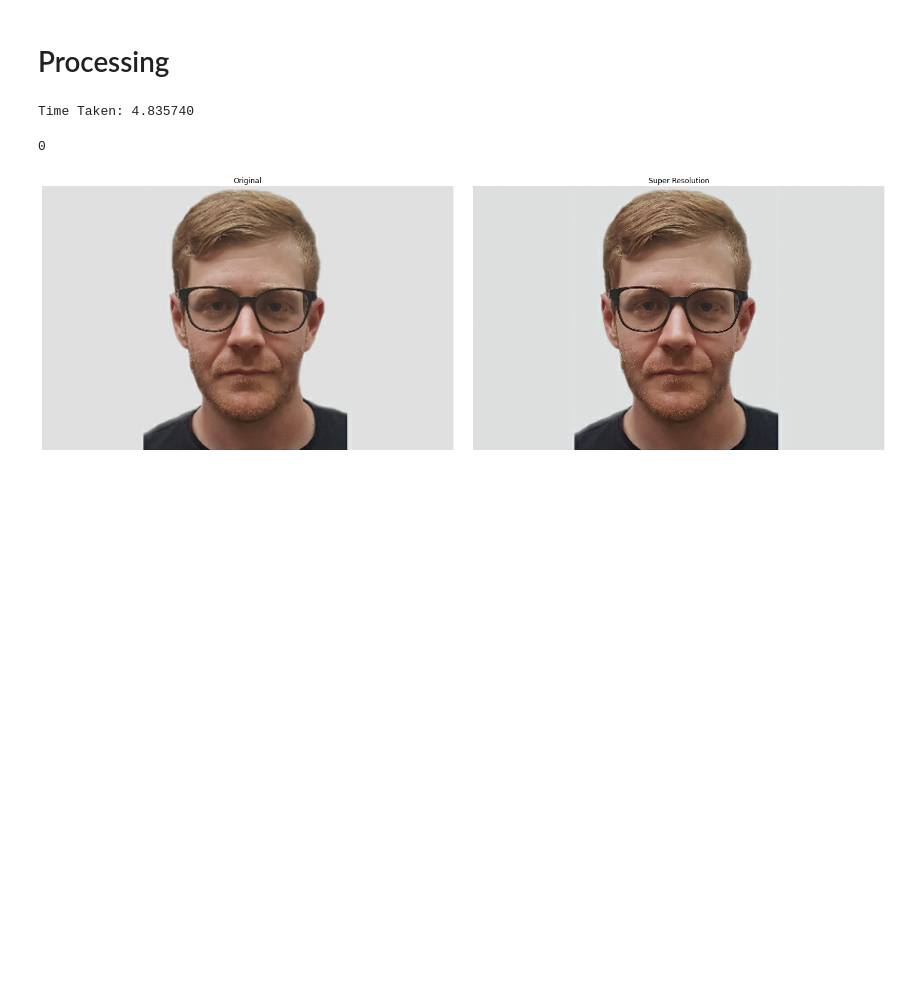
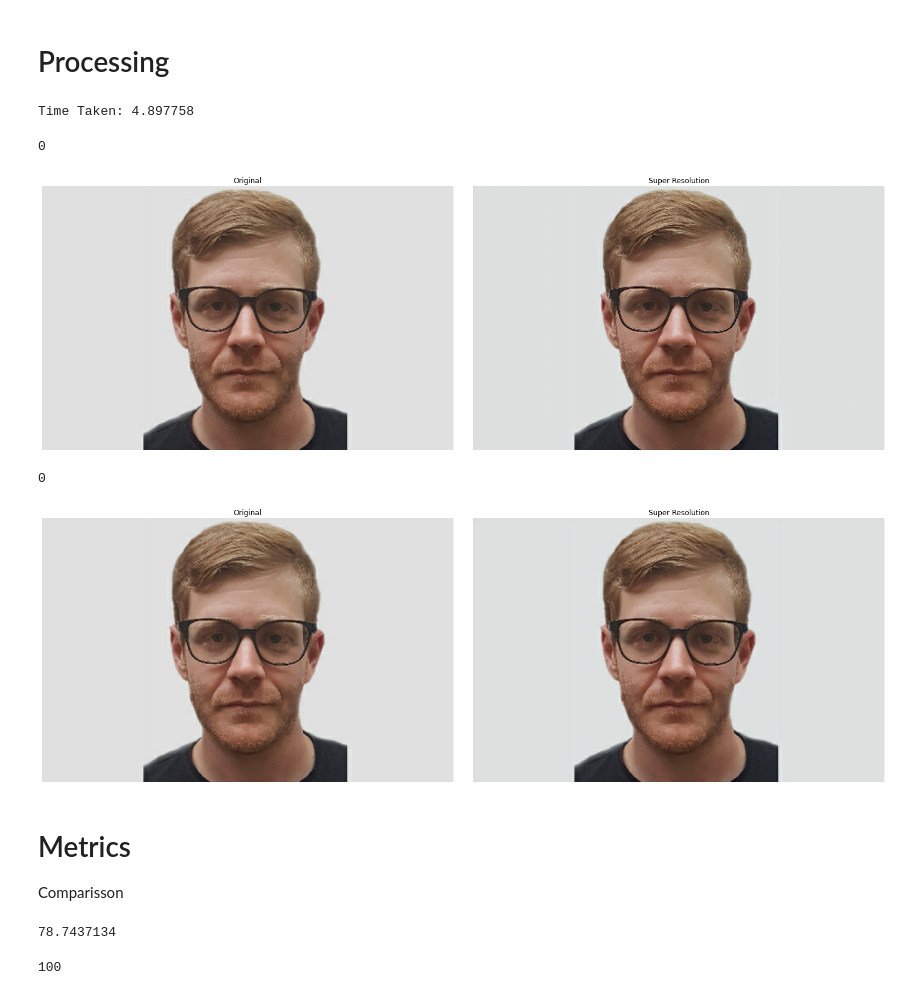
Before and after one commit to Julinko/ML-Super_Resolution, a Jupyter notebook: ESRGAN/SR_scale.ipynb, the cells around one changed output. Drawn from its saved outputs; the diff is of its cells as text; code cells hidden in the pictures; blank space fills up the shorter version.

```diff
--- a/ESRGAN/SR_scale.ipynb
+++ b/ESRGAN/SR_scale.ipynb
@@ -125,10 +125,31 @@ def superscale(image):
 # Pictures
 orig_image = preprocess_image(IMAGE_PATH)
 ss_image = superscale(orig_image)
+downscaled_image = downscale_image(ss_image)
 
 plot_multi(orig_image,ss_image)
 #save_image(tf.squeeze(ss_image), filename="SS_Image")
 # %% [output]
-Time Taken: 4.835740
+Time Taken: 4.897758
 0
 [figure]
+# %%
+plot_multi(orig_image,downscaled_image)
+# %% [output]
+0
+[figure, added]
+# %% [markdown]
+# Metrics
+Comparisson
+# %%
+ssim = tf.image.ssim(orig_image, downscaled_image, max_val=1.0, filter_size=11,
+                     filter_sigma=1.5, k1=0.01, k2=0.03)
+tf.print(ssim[0]*100)
+# %% [output]
+78.7437134
+# %%
+ssim = tf.image.ssim(orig_image, orig_image, max_val=1.0, filter_size=11,
+                     filter_sigma=1.5, k1=0.01, k2=0.03)
+tf.print(ssim[0]*100)
+# %% [output]
+100
```
